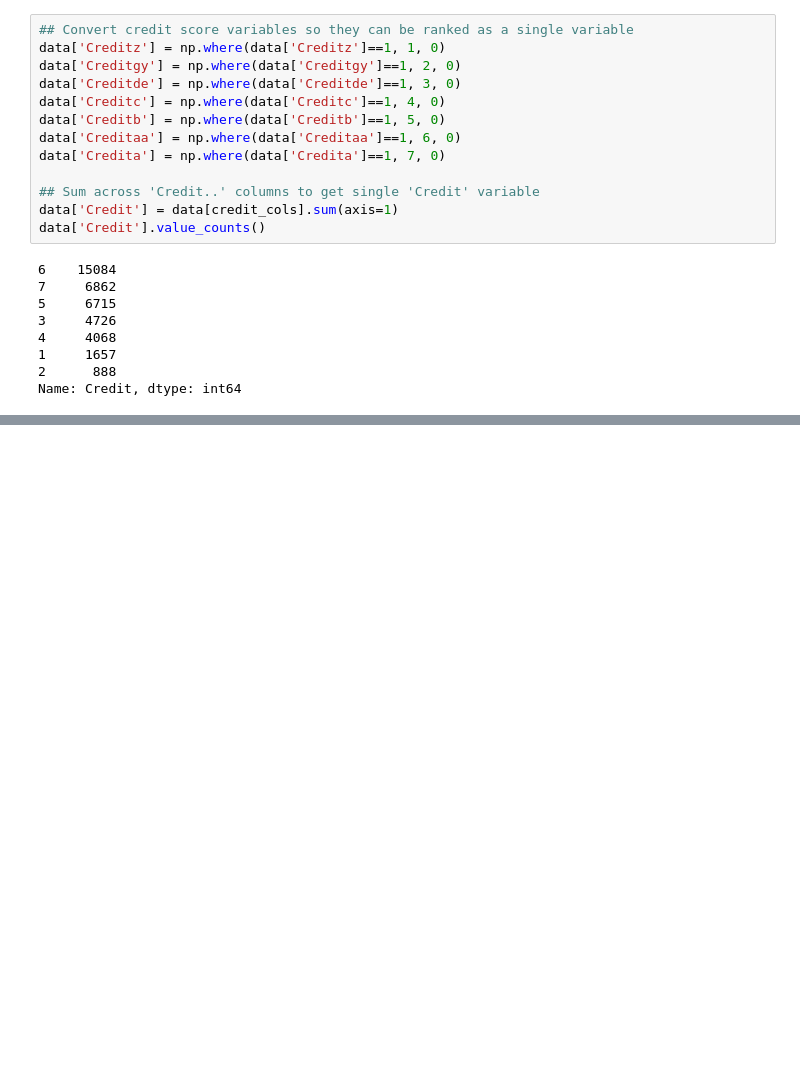
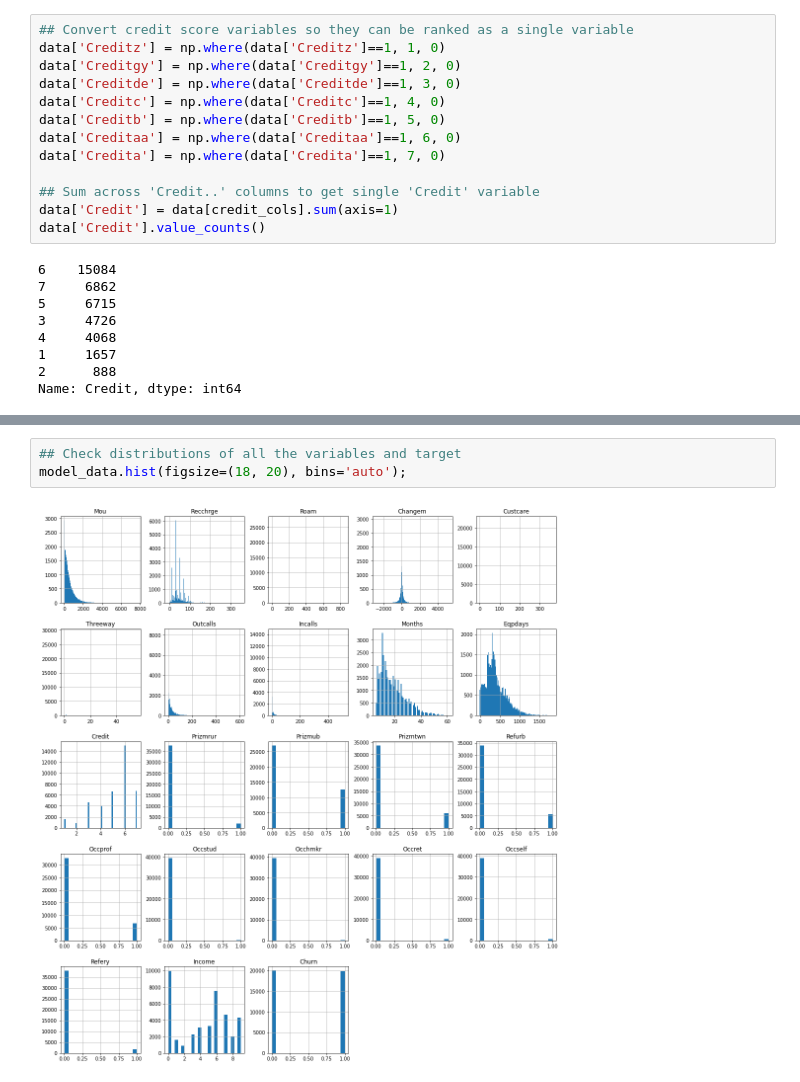
Before and after one commit to zero731/customer_churn_blog, a Jupyter notebook: Customer_churn_analysis.ipynb, the cells around one changed output, grey strips where cells are left out. Saved outputs shown, nothing was run; the diff lists cells and outputs as text; blank space fills up the shorter version.

```diff
--- a/Customer_churn_analysis.ipynb
+++ b/Customer_churn_analysis.ipynb
@@ -368 +495,6 @@ memory usage: 6.4+ MB
+# %%
+## Check distributions of all the variables and target
+model_data.hist(figsize=(18, 20), bins='auto');
+# %% [output]
+[figure, added]
 # %%
```
Also changed, not shown: parts of 48 cells of this notebook.
